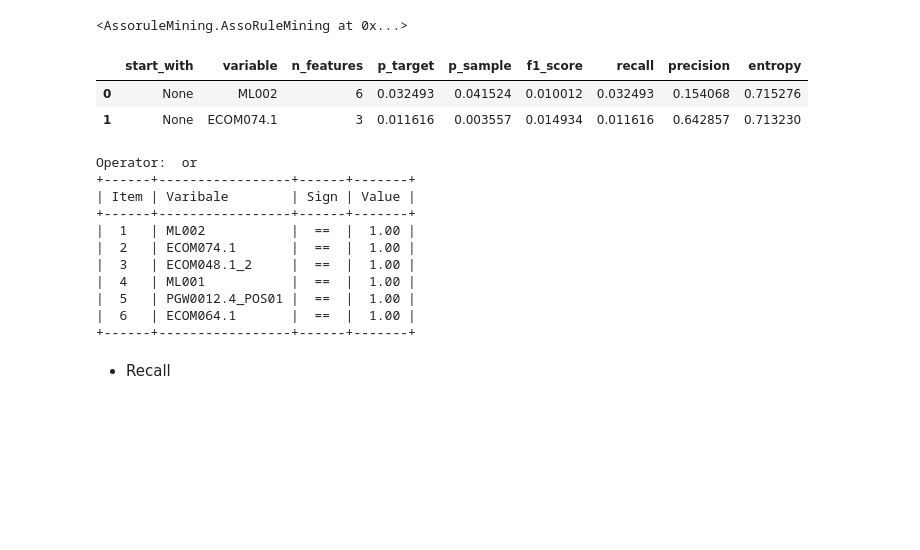
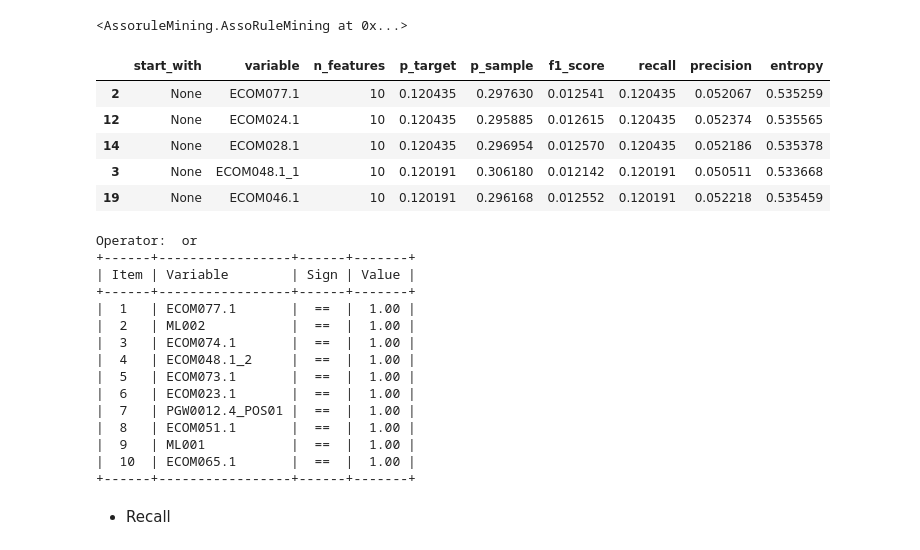
Before and after one commit to Nak007/AssoruleMining, a Jupyter notebook: ARM_Validation.ipynb, the cells around one changed output. Saved outputs shown, nothing was run; the diff lists cells and outputs as text; code cells hidden in the pictures; blank space fills up the shorter version.

```diff
--- a/ARM_Validation.ipynb
+++ b/ARM_Validation.ipynb
@@ -136,7 +136,7 @@ X2 = X_train.loc[~index2, columns2].copy()
 y2 = y_train[~index2].copy()
 rules2 = dict([(c,(c,"==",1)) for n,c in enumerate(X2.columns)])
 # %%
-asso2 = AssoRuleMining(metric="f1", operator="or", n_batches=5, n_jobs=4, max_features=10)
+asso2 = AssoRuleMining(metric="f1", operator="or", n_batches=5, n_jobs=4, max_features=10, min_support=10)
 asso2.fit(X2, y2, rules=rules2)
 # %% [output]
 [interactive output not drawn]
@@ -186,7 +186,7 @@ X3 = X_train.loc[~index3, columns3].copy()
 y3 = y_train[~index3].copy()
 rules3 = dict([(c,(c,"==",1)) for n,c in enumerate(X3.columns)])
 # %%
-asso3 = AssoRuleMining(metric="f1", operator="or", n_batches=5, n_jobs=4, max_features=10)
+asso3 = AssoRuleMining(metric="f1", operator="or", n_batches=5, n_jobs=4, max_features=10, min_support=1)
 asso3.fit(X3, y3, rules=rules3)
 # %% [output]
 [interactive output not drawn]
@@ -379,36 +379,43 @@ ax = plot_differnce(x, (b-a)/1000, "Alerts (in thousands)", xticklabels)
 - From 2022-01 until 2022-02
 # %%
 oot_cols = ["f_fraud"] + list(set(list(X_train)).difference(tot_rules))
-oot_X = X.loc[X["month_id"].isin(["2022-01","2022-02"]), oot_cols].reset_index(drop=True)
+oot_X = X.loc[X["month_id"].isin(["2022-02","2022-03"]), oot_cols].reset_index(drop=True)
 oot_y = oot_X.pop("f_fraud").values
 oot_rules = dict([(c,(c,"==",1)) for n,c in enumerate(oot_X.columns)])
 # %%
-asso4 = AssoRuleMining(metric="f1", operator="or", n_batches=5, n_jobs=4, max_features=10)
+asso4 = AssoRuleMining(metric="recall", operator="or", n_batches=5, n_jobs=4, max_features=10, min_support=1)
 asso4.fit(oot_X, oot_y, rules=oot_rules)
 # %% [output]
 [interactive output not drawn]
 <AssoruleMining.AssoRuleMining at 0x...>
 # %%
-pd.DataFrame(asso4.info).sort_values(by=["recall","n_features"], ascending=[False,True])
+pd.DataFrame(asso4.info).sort_values(by=["recall", "n_features"], ascending=[False,True]).head(5)
 # %% [output]
 |  | start_with | variable | n_features | p_target | p_sample | f1_score | recall | precision | entropy |
-| 0 | None | ML002 | 6 | 0.032493 | 0.041524 | 0.010012 | 0.032493 | 0.154068 | 0.715276 |
-| 1 | None | ECOM074.1 | 3 | 0.011616 | 0.003557 | 0.014934 | 0.011616 | 0.642857 | 0.713230 |
+| 2 | None | ECOM077.1 | 10 | 0.120435 | 0.297630 | 0.012541 | 0.120435 | 0.052067 | 0.535259 |
+| 12 | None | ECOM024.1 | 10 | 0.120435 | 0.295885 | 0.012615 | 0.120435 | 0.052374 | 0.535565 |
+| 14 | None | ECOM028.1 | 10 | 0.120435 | 0.296954 | 0.012570 | 0.120435 | 0.052186 | 0.535378 |
+| 3 | None | ECOM048.1_1 | 10 | 0.120191 | 0.306180 | 0.012142 | 0.120191 | 0.050511 | 0.533668 |
+| 19 | None | ECOM046.1 | 10 | 0.120191 | 0.296168 | 0.012552 | 0.120191 | 0.052218 | 0.535459 |
 # %%
-rule4_index = "ML002"
+rule4_index = "ECOM077.1"
 FourthRule = RuleToFeature(X_train, asso4.asso_results_, which_rules=[rule4_index])
 print_rule(FourthRule[1][rule4_index])
 # %% [output]
 Operator:  or
 +------+-----------------+------+-------+
-| Item | Varibale        | Sign | Value |
+| Item | Variable        | Sign | Value |
 +------+-----------------+------+-------+
-|  1   | ML002           |  ==  |  1.00 |
-|  2   | ECOM074.1       |  ==  |  1.00 |
-|  3   | ECOM048.1_2     |  ==  |  1.00 |
-|  4   | ML001           |  ==  |  1.00 |
-|  5   | PGW0012.4_POS01 |  ==  |  1.00 |
-|  6   | ECOM064.1       |  ==  |  1.00 |
+|  1   | ECOM077.1       |  ==  |  1.00 |
+|  2   | ML002           |  ==  |  1.00 |
+|  3   | ECOM074.1       |  ==  |  1.00 |
+|  4   | ECOM048.1_2     |  ==  |  1.00 |
+|  5   | ECOM073.1       |  ==  |  1.00 |
+|  6   | ECOM023.1       |  ==  |  1.00 |
+|  7   | PGW0012.4_POS01 |  ==  |  1.00 |
+|  8   | ECOM051.1       |  ==  |  1.00 |
+|  9   | ML001           |  ==  |  1.00 |
+|  10  | ECOM065.1       |  ==  |  1.00 |
 +------+-----------------+------+-------+
 # %%
 rules=[asso1.asso_results_[rule1_index],
```
Also changed, not shown: parts of 14 cells of this notebook, 1 other file.
